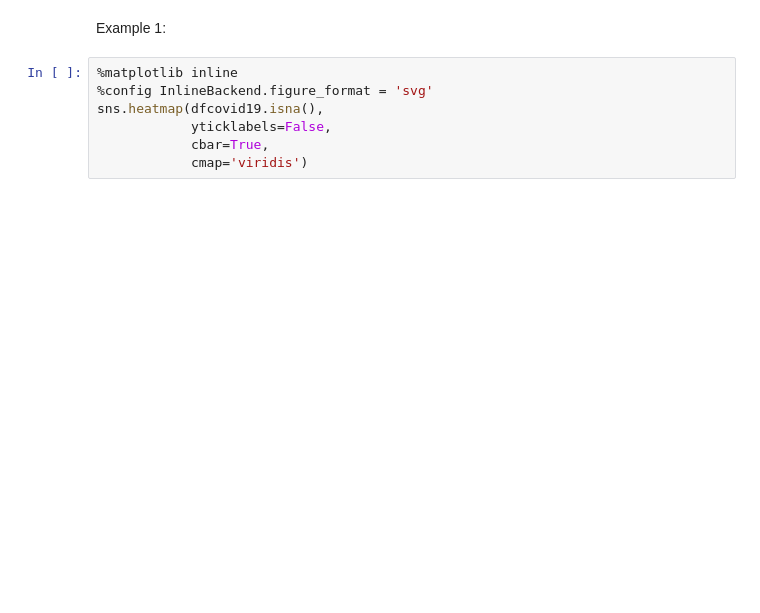
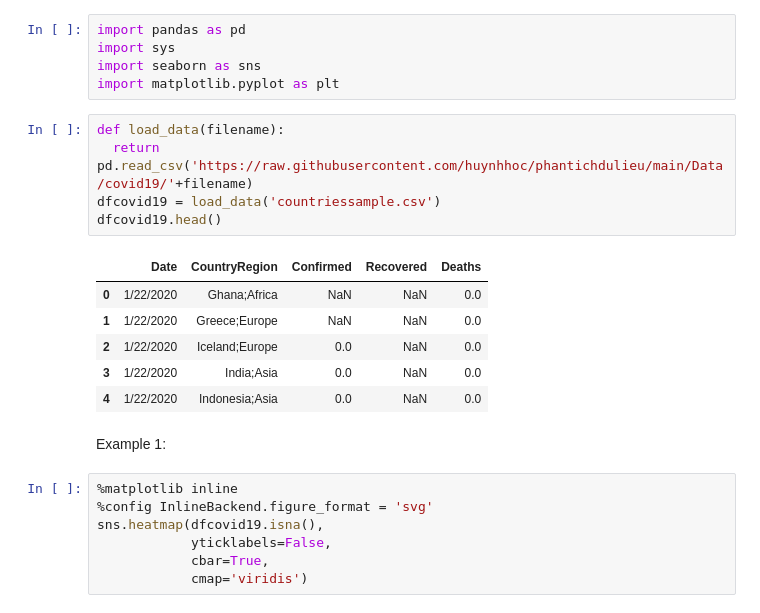
Before and after one commit to quangkhai4078/phantichdulieu, a Jupyter notebook: Lab2.ipynb, the cells around one changed output. Cells and saved outputs as stored; diff of their text form; blank space fills up the shorter version.

```diff
--- a/Lab2.ipynb
+++ b/Lab2.ipynb
@@ -1,5 +1,22 @@
 # %% [markdown]
 <a href="https://colab.research.google.com/github/quangkhai4078/phantichdulieu/blob/main/Lab2.ipynb" target="_parent"><img src="https://colab.research.google.com/assets/colab-badge.svg" alt="Open In Colab"/></a>
+# %%
+import pandas as pd
+import sys
+import seaborn as sns
+import matplotlib.pyplot as plt
+# %%
+def load_data(filename):
+  return pd.read_csv('https://raw.githubusercontent.com/huynhhoc/phantichdulieu/main/Data/covid19/'+filename)
+dfcovid19 = load_data('countriessample.csv')
+dfcovid19.head()
+# %% [output]
+|  | Date | CountryRegion | Confirmed | Recovered | Deaths |
+| 0 | 1/22/2020 | Ghana;Africa | NaN | NaN | 0.0 |
+| 1 | 1/22/2020 | Greece;Europe | NaN | NaN | 0.0 |
+| 2 | 1/22/2020 | Iceland;Europe | 0.0 | NaN | 0.0 |
+| 3 | 1/22/2020 | India;Asia | 0.0 | NaN | 0.0 |
+| 4 | 1/22/2020 | Indonesia;Asia | 0.0 | NaN | 0.0 |
 # %% [markdown]
 Example 1:
 # %%
```
Also changed, not shown: parts of 1 cell of this notebook.
